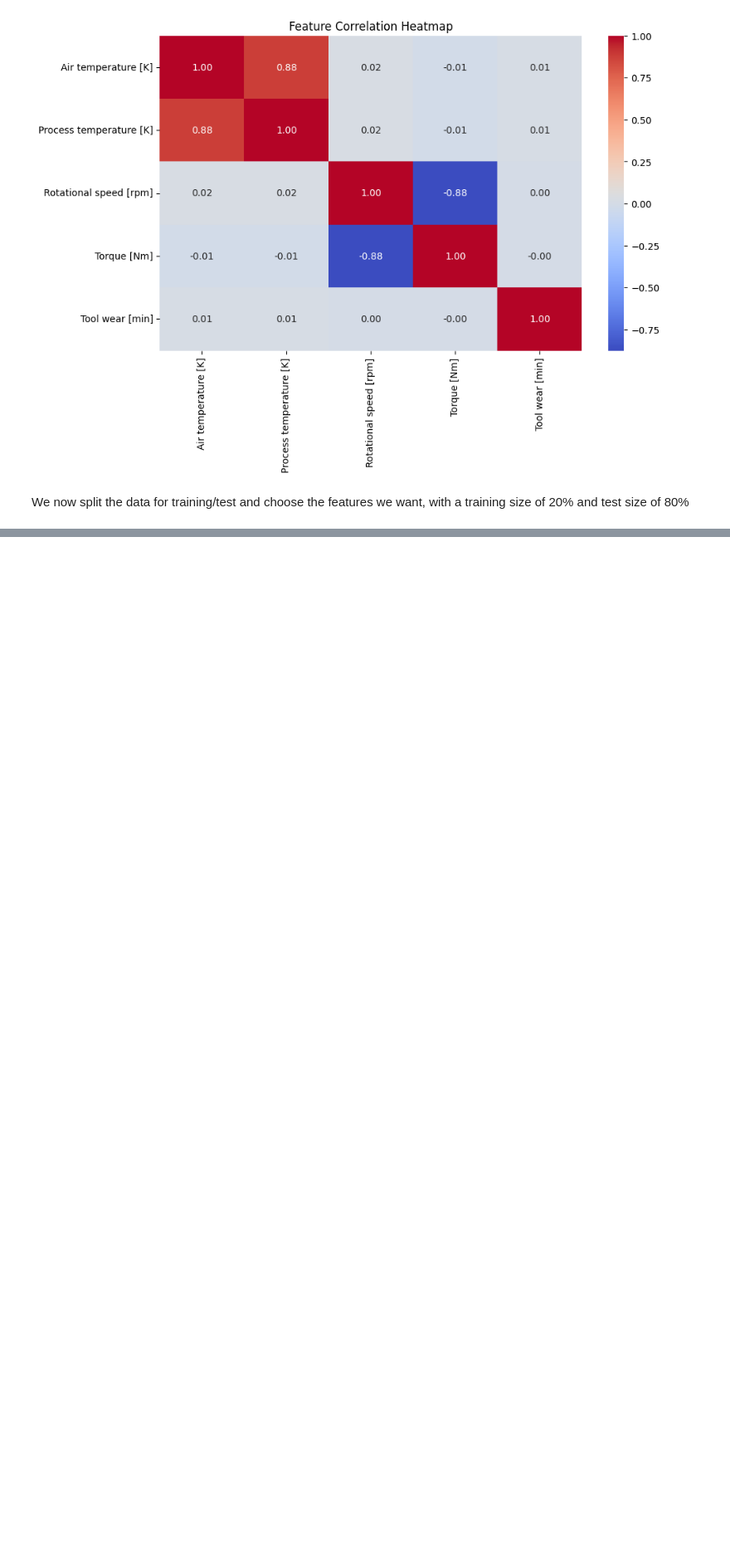
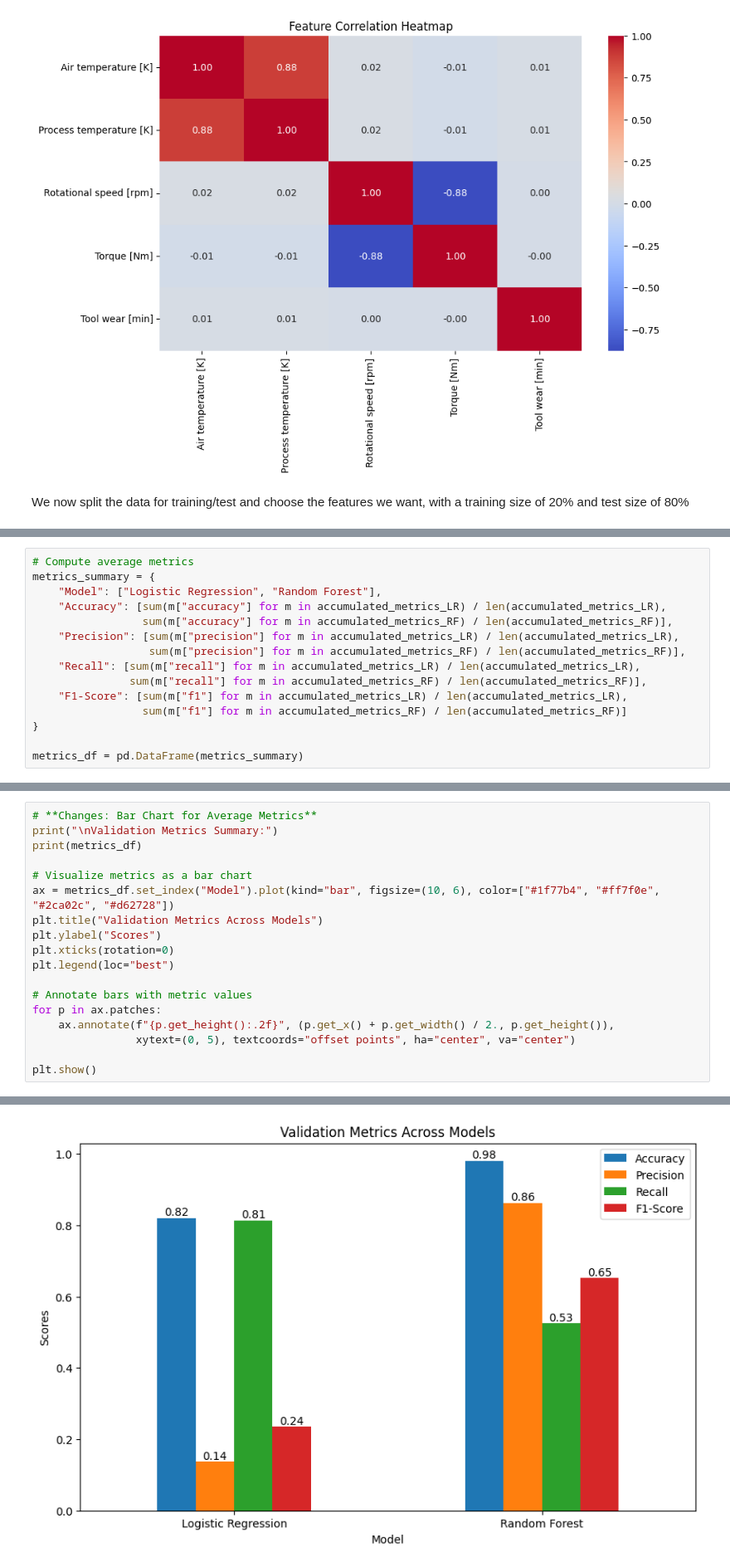
Before and after one commit to Jonx0880/MachineLearningMiniProject, a Jupyter notebook: PredictiveMaintenance.ipynb, the cells around one changed output, grey strips where cells are left out. Shown at 83% size. Saved outputs shown, nothing was run; the diff lists cells and outputs as text; blank space fills up the shorter version.

```diff
--- a/PredictiveMaintenance.ipynb
+++ b/PredictiveMaintenance.ipynb
@@ -95 +131,16 @@ y_predRFC = modelRFC.predict(X_test)
+# %%
+# Compute average metrics
+metrics_summary = {
+    "Model": ["Logistic Regression", "Random Forest"],
+    "Accuracy": [sum(m["accuracy"] for m in accumulated_metrics_LR) / len(accumulated_metrics_LR),
+                 sum(m["accuracy"] for m in accumulated_metrics_RF) / len(accumulated_metrics_RF)],
+    "Precision": [sum(m["precision"] for m in accumulated_metrics_LR) / len(accumulated_metrics_LR),
+                  sum(m["precision"] for m in accumulated_metrics_RF) / len(accumulated_metrics_RF)],
+    "Recall": [sum(m["recall"] for m in accumulated_metrics_LR) / len(accumulated_metrics_LR),
+               sum(m["recall"] for m in accumulated_metrics_RF) / len(accumulated_metrics_RF)],
+    "F1-Score": [sum(m["f1"] for m in accumulated_metrics_LR) / len(accumulated_metrics_LR),
+                 sum(m["f1"] for m in accumulated_metrics_RF) / len(accumulated_metrics_RF)]
+}
+
+metrics_df = pd.DataFrame(metrics_summary)
 # %% [markdown]
@@ -193,0 +171,19 @@ Model Comparison:
+# %%
+# **Changes: Bar Chart for Average Metrics**
+print("\nValidation Metrics Summary:")
+print(metrics_df)
+
+# Visualize metrics as a bar chart
+ax = metrics_df.set_index("Model").plot(kind="bar", figsize=(10, 6), color=["#1f77b4", "#ff7f0e", "#2ca02c", "#d62728"])
+plt.title("Validation Metrics Across Models")
+plt.ylabel("Scores")
+plt.xticks(rotation=0)
+plt.legend(loc="best")
+
+# Annotate bars with metric values
+for p in ax.patches:
+    ax.annotate(f"{p.get_height():.2f}", (p.get_x() + p.get_width() / 2., p.get_height()),
+                xytext=(0, 5), textcoords="offset points", ha="center", va="center")
+
+plt.show()
+# %% [output]
@@ -193,0 +194 @@ Model Comparison:
+[figure, added]
```
Also changed, not shown: parts of 20 cells of this notebook.
